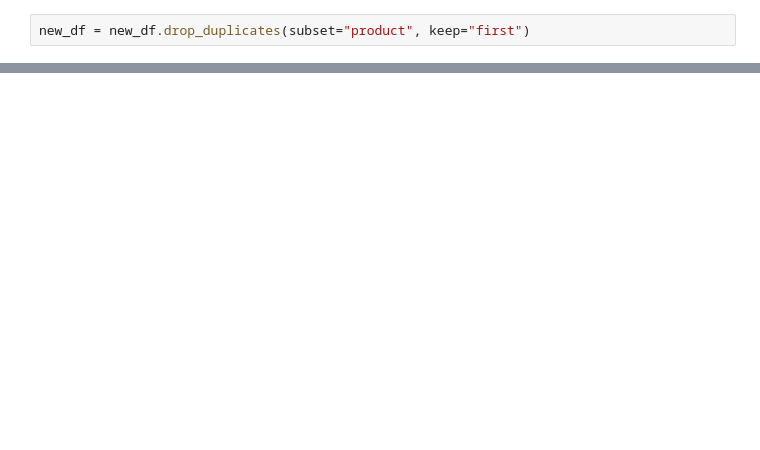
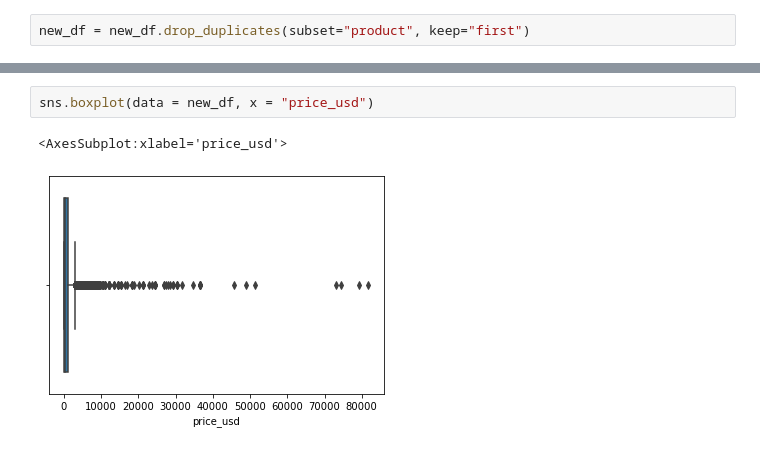
Before and after one commit to paul-trood/Products, a Jupyter notebook: whisky_analysis.ipynb, the cells around one changed output, grey strips where cells are left out. Drawn from its saved outputs; the diff is of its cells as text; blank space fills up the shorter version.

```diff
--- a/whisky_analysis.ipynb
+++ b/whisky_analysis.ipynb
@@ -97,0 +142,5 @@ sns.boxplot(data = new_df["price_usd"], orient= "h")
+# %%
+sns.boxplot(data = new_df, x = "price_usd")
+# %% [output]
+<AxesSubplot:xlabel='price_usd'>
+[figure, added]
```
Also changed, not shown: parts of 14 cells of this notebook.
